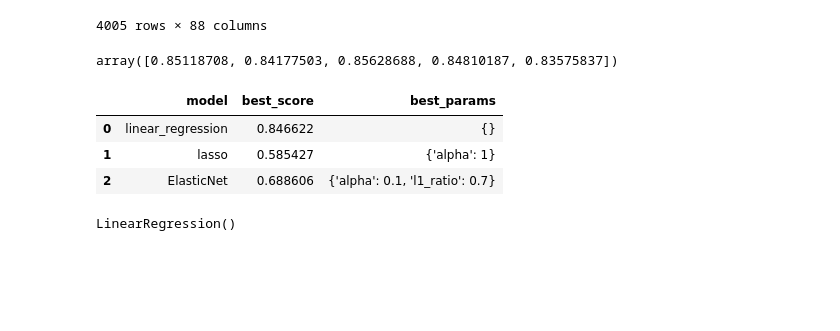
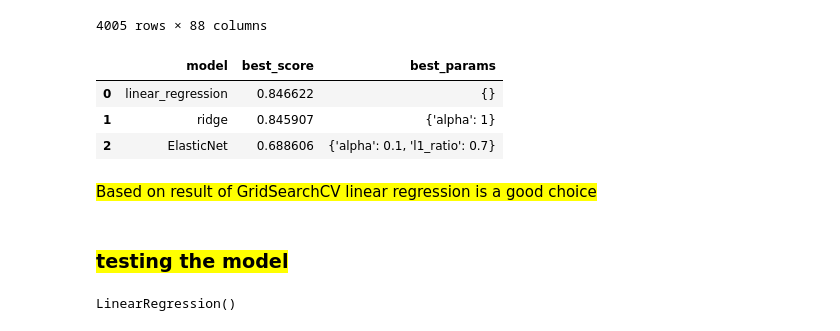
Before and after one commit to SAMI-THAKUR/House_Price_Prediction, a Jupyter notebook: model/model_selection.ipynb, the cells around one changed output. Drawn from its saved outputs; the diff is of its cells as text; code cells hidden in the pictures; blank space fills up the shorter version.

```diff
--- a/model/model_selection.ipynb
+++ b/model/model_selection.ipynb
@@ -4,7 +4,7 @@ import pandas as pd
 import matplotlib.pyplot as plt
 import seaborn as sns
 # %%
-df = pd.read_csv('./house_data_final')
+df = pd.read_csv('./house_data_final.csv')
 df
 # %% [output]
 |  | Price | Area | No. of Bedrooms | Lift Available | Location_Airoli | Location_Ambernath East | ... |
@@ -38,12 +34,3 @@ X_test = scaler.transform(X_test)
-# %%
-from sklearn.model_selection import ShuffleSplit
-from sklearn.model_selection import cross_val_score
-
-cv = ShuffleSplit(n_splits=5, test_size=0.2, random_state=0)
-
-cross_val_score(LinearRegression(), X, y, cv=cv)
-# %% [output]
-array([0.85118708, 0.84177503, 0.85628688, 0.84810187, 0.83575837])
 # %%
 def find_best_model_using_gridsearchcv(X,y):
     algos = {
@@ -52,38 +39,42 @@ def find_best_model_using_gridsearchcv(X,y):
             'params': {
             }
         },
-        'lasso': {
-            'model': Lasso(),
+        'ridge': {
+            'model': Ridge(),
             'params': {
                 'alpha': [1,2],
             }
         },
         'ElasticNet': {
             'model': ElasticNet(),
             'params': {
                 'alpha':[0.1,1,5],
                 'l1_ratio':[.1, .5, .7,]
             }
         }
     }
     scores = []
     cv = ShuffleSplit(n_splits=5, test_size=0.2, random_state=0)
     for algo_name, config in algos.items():
         gs =  GridSearchCV(config['model'], config['params'], cv=cv, return_train_score=False)
         gs.fit(X,y)
         scores.append({
             'model': algo_name,
             'best_score': gs.best_score_,
             'best_params': gs.best_params_
         })
 
     return pd.DataFrame(scores,columns=['model','best_score','best_params'])
 
 find_best_model_using_gridsearchcv(X,y)
 # %% [output]
 |  | model | best_score | best_params |
 | 0 | linear_regression | 0.846622 | {} |
-| 1 | lasso | 0.585427 | {'alpha': 1} |
+| 1 | ridge | 0.845907 | {'alpha': 1} |
 | 2 | ElasticNet | 0.688606 | {'alpha': 0.1, 'l1_ratio': 0.7} |
+# %% [markdown]
+<mark>Based on result of GridSearchCV linear regression is a good choice</mark>
+# %% [markdown]
+<h3><mark>testing the model</mark></h3>
 # %%
 model = LinearRegression()
```
Also changed, not shown: parts of 15 cells of this notebook, 16 other files.
